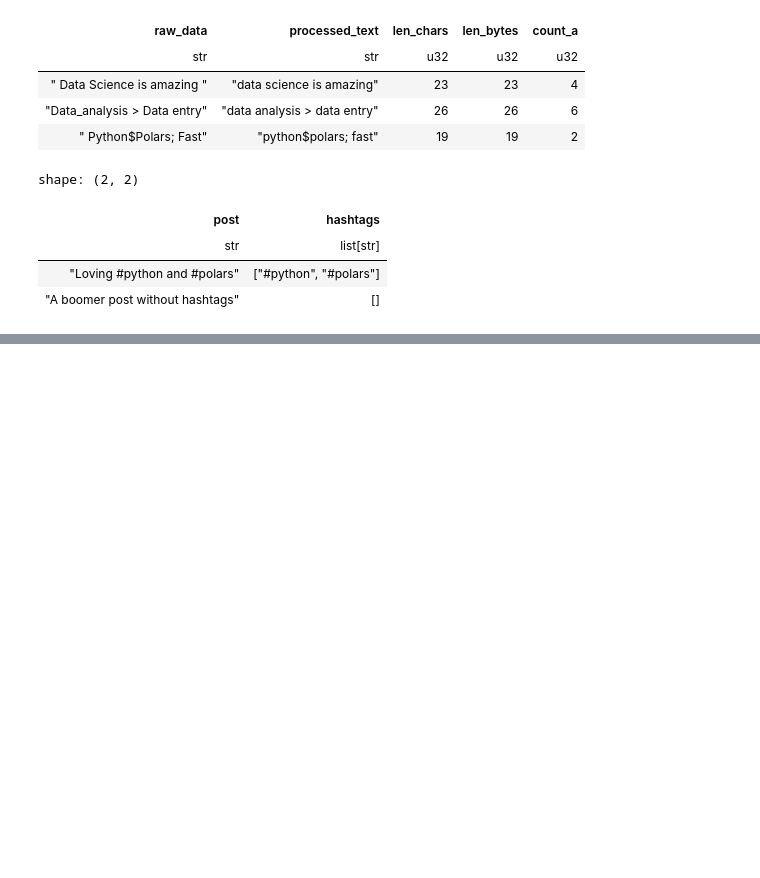
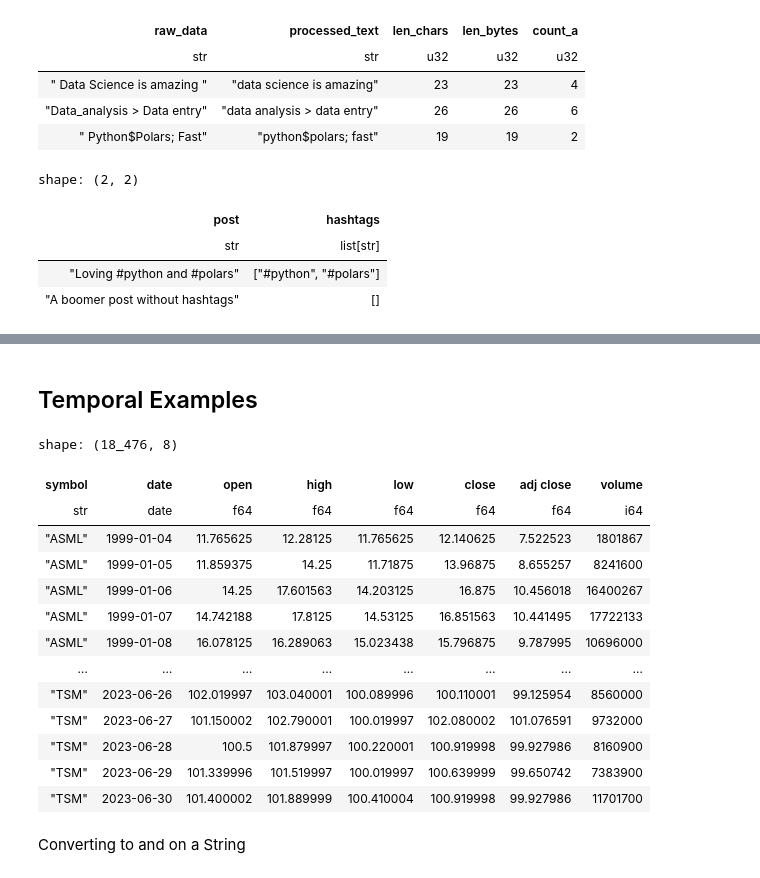
Before and after one commit to Sechi42/Polars, a Jupyter notebook: Chapter_12/Notebook_12.ipynb, the cells around one changed output, grey strips where cells are left out. Drawn from its saved outputs; the diff is of its cells as text; code cells hidden in the pictures; blank space fills up the shorter version.

Commit message:
feat: newchapter about datatypes especializados de polars como structs, arrays, enum, categorical, temporal

```diff
--- a/Chapter_12/Notebook_12.ipynb
+++ b/Chapter_12/Notebook_12.ipynb
@@ -157,0 +424,21 @@ shape: (2, 2)
+# %% [markdown]
+## Temporal Examples
+# %%
+pl.read_csv("data/all_stocks.csv", try_parse_dates=True)
+# %% [output]
+shape: (18_476, 8)
+| symbol | date | open | high | low | close | adj close | volume |
+| str | date | f64 | f64 | f64 | f64 | f64 | i64 |
+| "ASML" | 1999-01-04 | 11.765625 | 12.28125 | 11.765625 | 12.140625 | 7.522523 | 1801867 |
+| "ASML" | 1999-01-05 | 11.859375 | 14.25 | 11.71875 | 13.96875 | 8.655257 | 8241600 |
+| "ASML" | 1999-01-06 | 14.25 | 17.601563 | 14.203125 | 16.875 | 10.456018 | 16400267 |
+| "ASML" | 1999-01-07 | 14.742188 | 17.8125 | 14.53125 | 16.851563 | 10.441495 | 17722133 |
+| "ASML" | 1999-01-08 | 16.078125 | 16.289063 | 15.023438 | 15.796875 | 9.787995 | 10696000 |
+| … | … | … | … | … | … | … | … |
+| "TSM" | 2023-06-26 | 102.019997 | 103.040001 | 100.089996 | 100.110001 | 99.125954 | 8560000 |
+| "TSM" | 2023-06-27 | 101.150002 | 102.790001 | 100.019997 | 102.080002 | 101.076591 | 9732000 |
+| "TSM" | 2023-06-28 | 100.5 | 101.879997 | 100.220001 | 100.919998 | 99.927986 | 8160900 |
+| "TSM" | 2023-06-29 | 101.339996 | 101.519997 | 100.019997 | 100.639999 | 99.650742 | 7383900 |
+| "TSM" | 2023-06-30 | 101.400002 | 101.889999 | 100.410004 | 100.919998 | 99.927986 | 11701700 |
+# %% [markdown]
+Converting to and on a String
```
Also changed, not shown: parts of 49 cells of this notebook, 1 other file.
